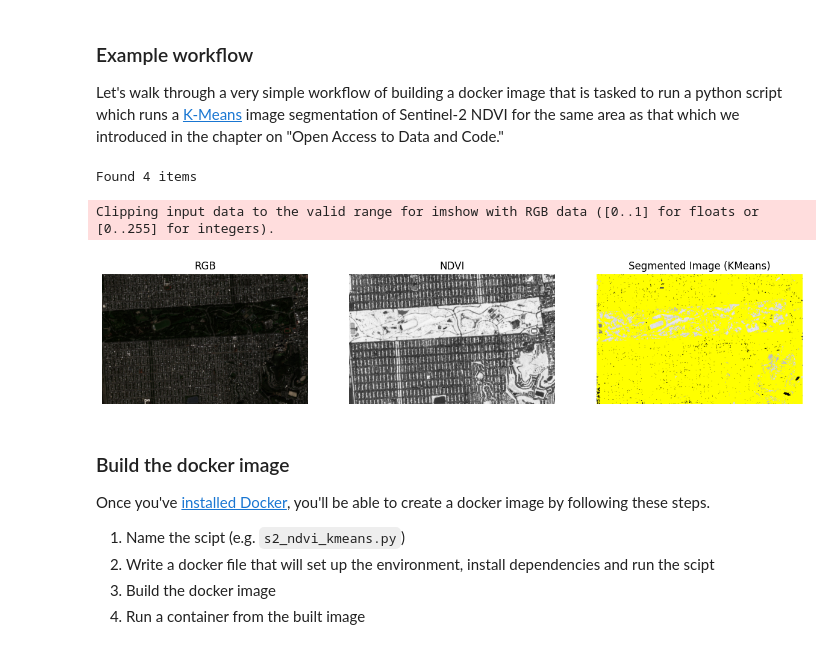
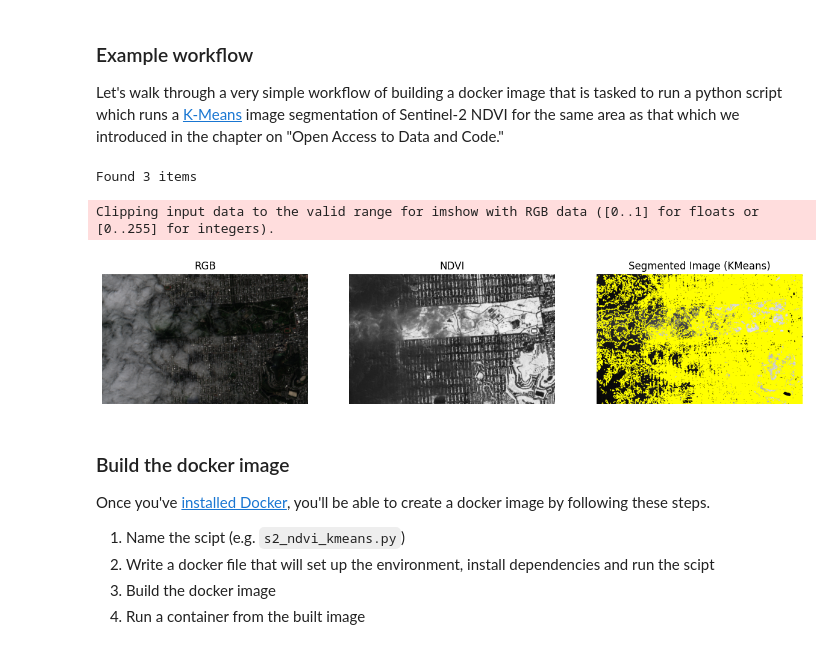
Before and after one commit to developmentseed/scaling_science, a Jupyter notebook: book/docs/Containerization.ipynb, the cells around one changed output. Cells and saved outputs as stored; diff of their text form; code cells hidden in the pictures.

```diff
--- a/book/docs/Containerization.ipynb
+++ b/book/docs/Containerization.ipynb
@@ -76,7 +76,7 @@ def fetch_sentinel_image(stac_url: str, collection: str, bbox: list, start_date:
         query={"eo:cloud_cover": {"lt": max_cloud_cover}},
     )
 
-    items = search.get_all_items()
+    items = search.item_collection()
 
     print(f"Found {len(items)} items")
 
@@ -84,6 +84,7 @@ def fetch_sentinel_image(stac_url: str, collection: str, bbox: list, start_date:
         raise ValueError("No items found in the given time range and bounding box.")
 
     item = items[-1]
+
     stack = stackstac.stack(
         item,
         bounds=bbox,
@@ -134,35 +135,35 @@ ndvi_flat = ndvi.values.flatten().reshape(-1, 1)
 
 kmeans = KMeans(n_clusters=10, random_state=0).fit(ndvi_flat)
 cluster_labels = kmeans.labels_.reshape(ndvi.shape)
 
 ndvi_display = np.array(ndvi).transpose(1, 2, 0)
 cluster_labels_display = cluster_labels.astype(int).transpose(1, 2, 0)
 
 fig, axes = plt.subplots(1, 3, figsize=(15, 5))
 
 rgb_image = np.stack([image_data.sel(band=band).values for band in ['red', 'green', 'blue']], axis=-1)
 rgb_min = np.min(rgb_image)
 rgb_max = np.max(rgb_image)
 scaled_rgb_image = ((rgb_image - rgb_min) / (rgb_max - rgb_min)) * 255
 scaled_rgb_image_uint8 = scaled_rgb_image.astype(np.uint8)
 
 axes[0].imshow(scaled_rgb_image_uint8.squeeze())
 axes[0].set_title('RGB')
 axes[0].axis('off')
 
 axes[1].imshow(ndvi_display.squeeze(), cmap='Greys_r')
 axes[1].set_title('NDVI')
 axes[1].axis('off')
 
 axes[2].imshow(mark_boundaries(ndvi_display.squeeze(), cluster_labels_display.squeeze()))
 axes[2].set_title('Segmented Image (KMeans)')
 axes[2].axis('off')
 
 plt.show()
 # %% [output]
-Found 4 items
+Found 3 items
 Clipping input data to the valid range for imshow with RGB data ([0..1] for floats or [0..255] for integers).
-[figure, old version]
+[figure, new version]
 # %% [markdown]
 ### Build the docker image
 
```
Also changed, not shown: 1 other file.
